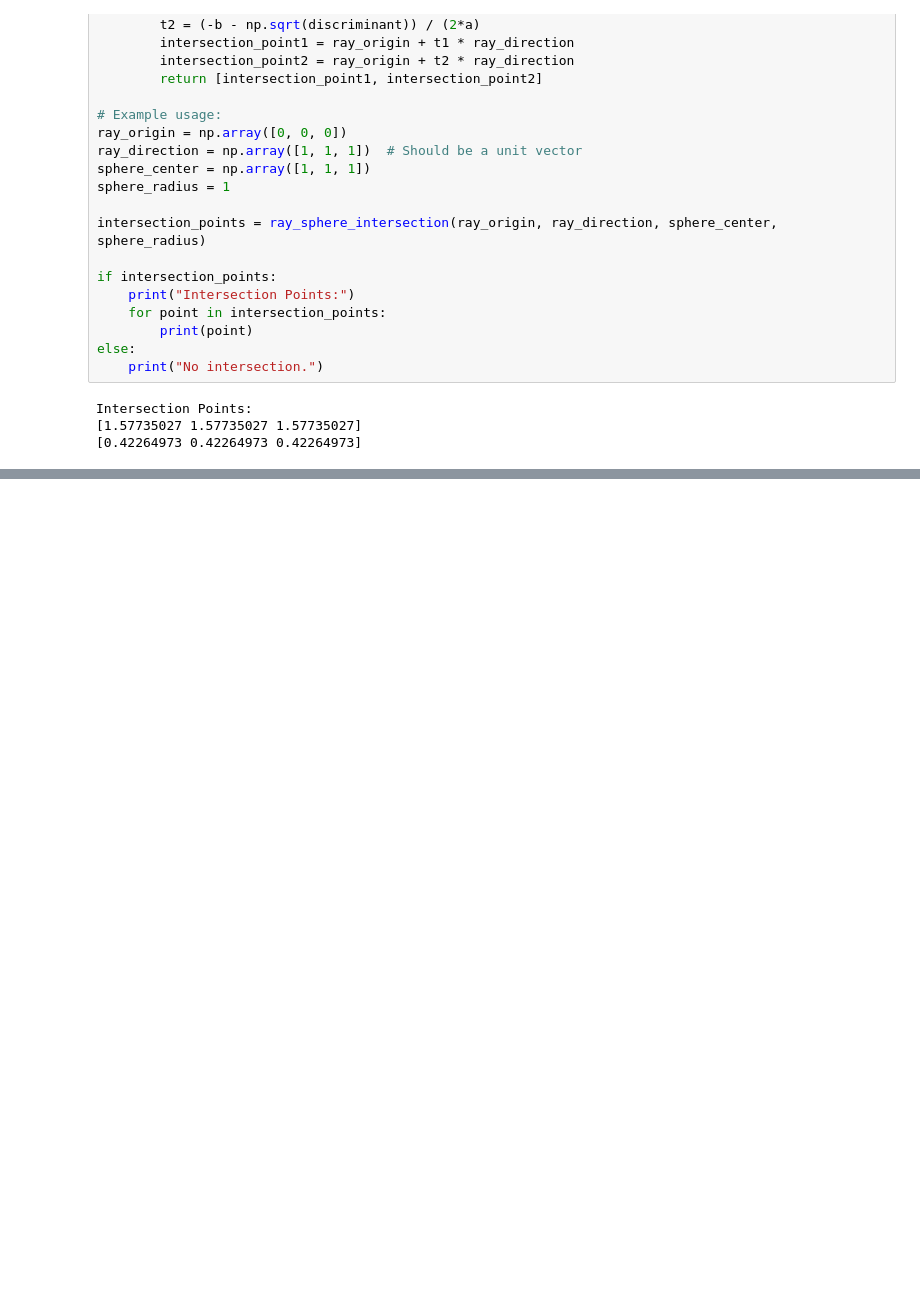
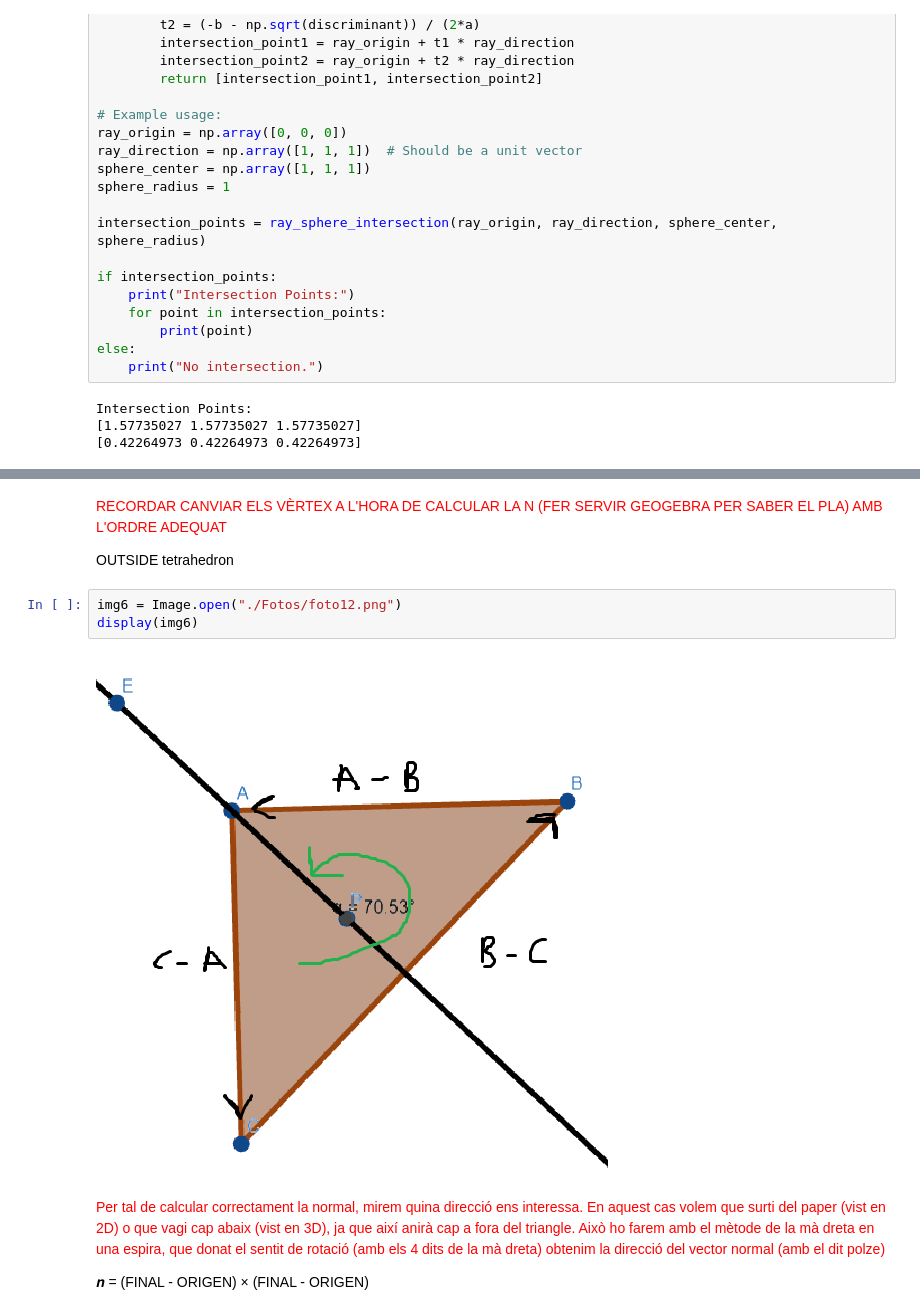
Before and after one commit to BernatRubio/MiniExams, a Jupyter notebook: miniExam1.ipynb, the cells around one changed output, grey strips where cells are left out. Saved outputs shown, nothing was run; the diff lists cells and outputs as text; blank space fills up the shorter version.

```diff
--- a/miniExam1.ipynb
+++ b/miniExam1.ipynb
@@ -217,0 +242,14 @@ Intersection Points:
+# %% [markdown]
+<font color='red'>RECORDAR CANVIAR ELS VÈRTEX A L'HORA DE CALCULAR LA N (FER SERVIR GEOGEBRA PER SABER EL PLA) AMB L'ORDRE ADEQUAT</font>
+
+OUTSIDE tetrahedron
+# %%
+img6 = Image.open("./Fotos/foto12.png")
+display(img6)
+# %% [output]
+[figure, added]
+# %% [markdown]
+<font color='red'>Per tal de calcular correctament la normal, mirem quina direcció ens interessa. En aquest cas volem que surti del paper (vist en 2D) o que vagi cap abaix (vist en 3D), ja que així anirà cap a fora del triangle. Això ho farem amb el mètode de la mà dreta en una espira, que donat el sentit de rotació (amb els 4 dits de la mà dreta) obtenim la direcció del vector normal (amb el dit polze)
+
+
+𝒏 = (FINAL - ORIGEN) × (FINAL - ORIGEN) </font>
```
Also changed, not shown: parts of 11 cells of this notebook, 7 other files.
